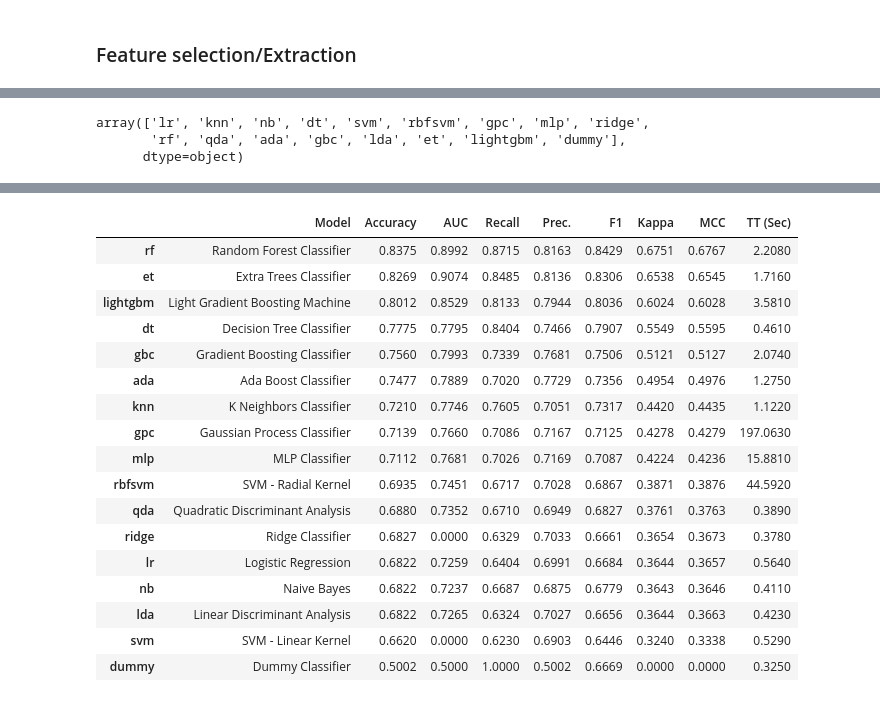
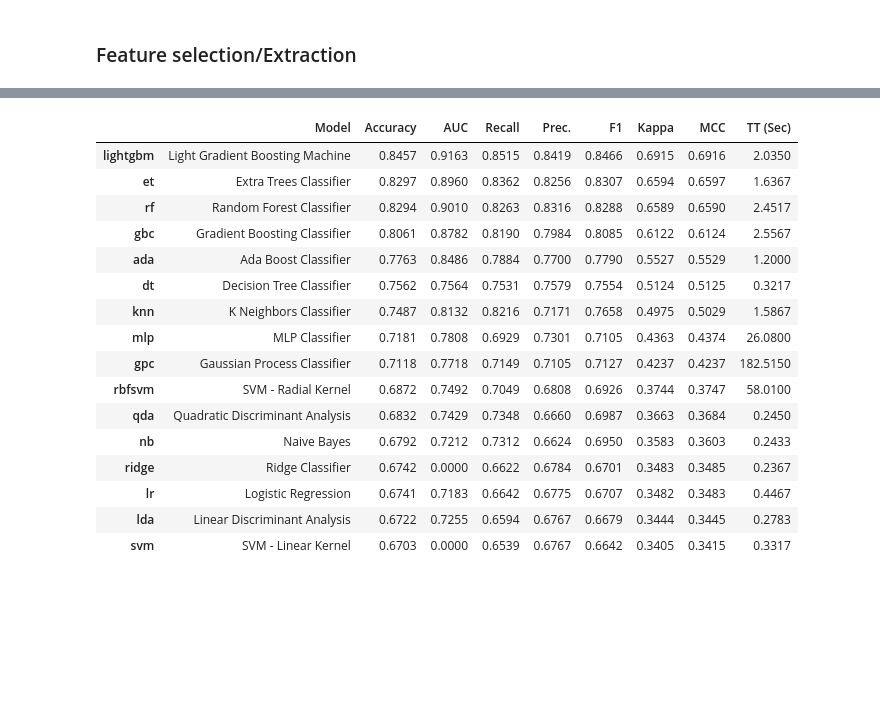
Before and after one commit to yuvraaj2002/Old_projects, a Jupyter notebook: DS job prediction/notebook/Main_Code_DS.ipynb, the cells around one changed output, grey strips where cells are left out. Drawn from its saved outputs; the diff is of its cells as text; code cells hidden in the pictures; blank space fills up the shorter version.

```diff
--- a/DS job prediction/notebook/Main_Code_DS.ipynb
+++ b/DS job prediction/notebook/Main_Code_DS.ipynb
@@ -364,29 +413,37 @@ encode_values = ColumnTransformer(transformers=[
     ('Encode_target_ct', ce.TargetEncoder(smoothing=0.2, handle_missing='return_nan'), [9])
 ], remainder='passthrough')
 
+# Imputing using KNN imputer
 Knn_imputer = ColumnTransformer(transformers=[
     ('Knn_Imputer', KNNImputer(n_neighbors=5, metric='nan_euclidean'), [3,4, 5, 6])
 ], remainder='passthrough')
 
+# Applying YEO-Johenson transformation
+yeo_transformation = ColumnTransformer(transformers = [
+    ('Yeo_johnson',PowerTransformer(),[7,9])
+],remainder='passthrough')
+
+
 # Column transformer to do feature scaling
 scaling_transformer = ColumnTransformer(transformers=[
-    ('scale_transformer', MinMaxScaler(), [7, 8, 9])
+    ('scale_transformer', MinMaxScaler(), [0,1,9])
 ], remainder='passthrough')
 
-Algorithm = RandomForestClassifier(n_estimators=100)
+#Algorithm = RandomForestClassifier(n_estimators=100)
 
 # Define the final pipeline
 pipe = Pipeline(steps=[
     ('impute_transformer', Simple_impute_transformer),
     ('encode_values', encode_values),
     ('Knn_imputer', Knn_imputer),
-    ('Scaling', scaling_transformer),
-    ('ML_Model', Algorithm)
+    ('yeo_transformation',yeo_transformation),
+    ('Scaling', scaling_transformer)
+    #('ML_Model', Algorithm)
 ])
 # %%
 # Seperating the data into dependent and independnet variable
-X = New_df.drop(['target'],axis=1)
-y = New_df['target']
+X = df.drop(['target'],axis=1)
+y = df['target']
 
 # Let's split the data into train,test and validation
 X_train, X_test, y_train, y_test = train_test_split(X, y, test_size=0.2, random_state=42)
@@ -395,0 +451,12 @@ X_train.head(5)
+# %%
+X_train = pipe.fit_transform(X_train,y_train)
+# %%
+# Seperating the data into dependent and independent variable
+y = y_train
+X = X_train
+
+# Instantiate the SMOTE algorithm
+smote = SMOTE()
+
+# Apply SMOTE to oversample the minority class
+X_rs, y_rs = smote.fit_resample(X, y)
@@ -411,19 +480,9 @@ y_pred = pipe.predict(X_test)
-# %%
-# Get the list of available models
-all_models = models()
-
-# Print the list of models
-models().index.values
-# %% [output]
-array(['lr', 'knn', 'nb', 'dt', 'svm', 'rbfsvm', 'gpc', 'mlp', 'ridge',
-       'rf', 'qda', 'ada', 'gbc', 'lda', 'et', 'lightgbm', 'dummy'],
-      dtype=object)
 # %%
 # initialize setup with preprocessing
-clf = setup(data, target=y_train,preprocess= False,use_gpu=True)
+clf = setup(X_rs, target=y_rs,preprocess= False,use_gpu=True)
 
 # compare selected models
 best_model = compare_models(include= ['lr', 'knn', 'nb', 'dt', 'svm', 'rbfsvm', 'gpc', 'mlp', 'ridge',
-       'rf', 'qda', 'ada', 'gbc', 'lda', 'et', 'lightgbm', 'dummy'])
+       'rf', 'qda', 'ada', 'gbc', 'lda', 'et', 'lightgbm'],fold =6)
 # %% [output]
 |  | Description | Value |
@@ -438,21 +497,20 @@ best_model = compare_models(include= ['lr', 'knn', 'nb', 'dt', 'svm', 'rbfsvm',
 [interactive output not drawn]
 |  | Model | Accuracy | AUC | Recall | Prec. | F1 | Kappa | MCC | TT (Sec) |
-| rf | Random Forest Classifier | 0.8375 | 0.8992 | 0.8715 | 0.8163 | 0.8429 | 0.6751 | 0.6767 | 2.2080 |
-| et | Extra Trees Classifier | 0.8269 | 0.9074 | 0.8485 | 0.8136 | 0.8306 | 0.6538 | 0.6545 | 1.7160 |
-| lightgbm | Light Gradient Boosting Machine | 0.8012 | 0.8529 | 0.8133 | 0.7944 | 0.8036 | 0.6024 | 0.6028 | 3.5810 |
-| dt | Decision Tree Classifier | 0.7775 | 0.7795 | 0.8404 | 0.7466 | 0.7907 | 0.5549 | 0.5595 | 0.4610 |
-| gbc | Gradient Boosting Classifier | 0.7560 | 0.7993 | 0.7339 | 0.7681 | 0.7506 | 0.5121 | 0.5127 | 2.0740 |
-| ada | Ada Boost Classifier | 0.7477 | 0.7889 | 0.7020 | 0.7729 | 0.7356 | 0.4954 | 0.4976 | 1.2750 |
-| knn | K Neighbors Classifier | 0.7210 | 0.7746 | 0.7605 | 0.7051 | 0.7317 | 0.4420 | 0.4435 | 1.1220 |
-| gpc | Gaussian Process Classifier | 0.7139 | 0.7660 | 0.7086 | 0.7167 | 0.7125 | 0.4278 | 0.4279 | 197.0630 |
-| mlp | MLP Classifier | 0.7112 | 0.7681 | 0.7026 | 0.7169 | 0.7087 | 0.4224 | 0.4236 | 15.8810 |
-| rbfsvm | SVM - Radial Kernel | 0.6935 | 0.7451 | 0.6717 | 0.7028 | 0.6867 | 0.3871 | 0.3876 | 44.5920 |
-| qda | Quadratic Discriminant Analysis | 0.6880 | 0.7352 | 0.6710 | 0.6949 | 0.6827 | 0.3761 | 0.3763 | 0.3890 |
-| ridge | Ridge Classifier | 0.6827 | 0.0000 | 0.6329 | 0.7033 | 0.6661 | 0.3654 | 0.3673 | 0.3780 |
-| lr | Logistic Regression | 0.6822 | 0.7259 | 0.6404 | 0.6991 | 0.6684 | 0.3644 | 0.3657 | 0.5640 |
-| nb | Naive Bayes | 0.6822 | 0.7237 | 0.6687 | 0.6875 | 0.6779 | 0.3643 | 0.3646 | 0.4110 |
-| lda | Linear Discriminant Analysis | 0.6822 | 0.7265 | 0.6324 | 0.7027 | 0.6656 | 0.3644 | 0.3663 | 0.4230 |
-| svm | SVM - Linear Kernel | 0.6620 | 0.0000 | 0.6230 | 0.6903 | 0.6446 | 0.3240 | 0.3338 | 0.5290 |
-| dummy | Dummy Classifier | 0.5002 | 0.5000 | 1.0000 | 0.5002 | 0.6669 | 0.0000 | 0.0000 | 0.3250 |
+| lightgbm | Light Gradient Boosting Machine | 0.8457 | 0.9163 | 0.8515 | 0.8419 | 0.8466 | 0.6915 | 0.6916 | 2.0350 |
+| et | Extra Trees Classifier | 0.8297 | 0.8960 | 0.8362 | 0.8256 | 0.8307 | 0.6594 | 0.6597 | 1.6367 |
+| rf | Random Forest Classifier | 0.8294 | 0.9010 | 0.8263 | 0.8316 | 0.8288 | 0.6589 | 0.6590 | 2.4517 |
+| gbc | Gradient Boosting Classifier | 0.8061 | 0.8782 | 0.8190 | 0.7984 | 0.8085 | 0.6122 | 0.6124 | 2.5567 |
+| ada | Ada Boost Classifier | 0.7763 | 0.8486 | 0.7884 | 0.7700 | 0.7790 | 0.5527 | 0.5529 | 1.2000 |
+| dt | Decision Tree Classifier | 0.7562 | 0.7564 | 0.7531 | 0.7579 | 0.7554 | 0.5124 | 0.5125 | 0.3217 |
+| knn | K Neighbors Classifier | 0.7487 | 0.8132 | 0.8216 | 0.7171 | 0.7658 | 0.4975 | 0.5029 | 1.5867 |
+| mlp | MLP Classifier | 0.7181 | 0.7808 | 0.6929 | 0.7301 | 0.7105 | 0.4363 | 0.4374 | 26.0800 |
+| gpc | Gaussian Process Classifier | 0.7118 | 0.7718 | 0.7149 | 0.7105 | 0.7127 | 0.4237 | 0.4237 | 182.5150 |
+| rbfsvm | SVM - Radial Kernel | 0.6872 | 0.7492 | 0.7049 | 0.6808 | 0.6926 | 0.3744 | 0.3747 | 58.0100 |
+| qda | Quadratic Discriminant Analysis | 0.6832 | 0.7429 | 0.7348 | 0.6660 | 0.6987 | 0.3663 | 0.3684 | 0.2450 |
+| nb | Naive Bayes | 0.6792 | 0.7212 | 0.7312 | 0.6624 | 0.6950 | 0.3583 | 0.3603 | 0.2433 |
+| ridge | Ridge Classifier | 0.6742 | 0.0000 | 0.6622 | 0.6784 | 0.6701 | 0.3483 | 0.3485 | 0.2367 |
+| lr | Logistic Regression | 0.6741 | 0.7183 | 0.6642 | 0.6775 | 0.6707 | 0.3482 | 0.3483 | 0.4467 |
+| lda | Linear Discriminant Analysis | 0.6722 | 0.7255 | 0.6594 | 0.6767 | 0.6679 | 0.3444 | 0.3445 | 0.2783 |
+| svm | SVM - Linear Kernel | 0.6703 | 0.0000 | 0.6539 | 0.6767 | 0.6642 | 0.3405 | 0.3415 | 0.3317 |
 [interactive output not drawn]
 # %% [markdown]
```
Also changed, not shown: parts of 47 cells of this notebook.
